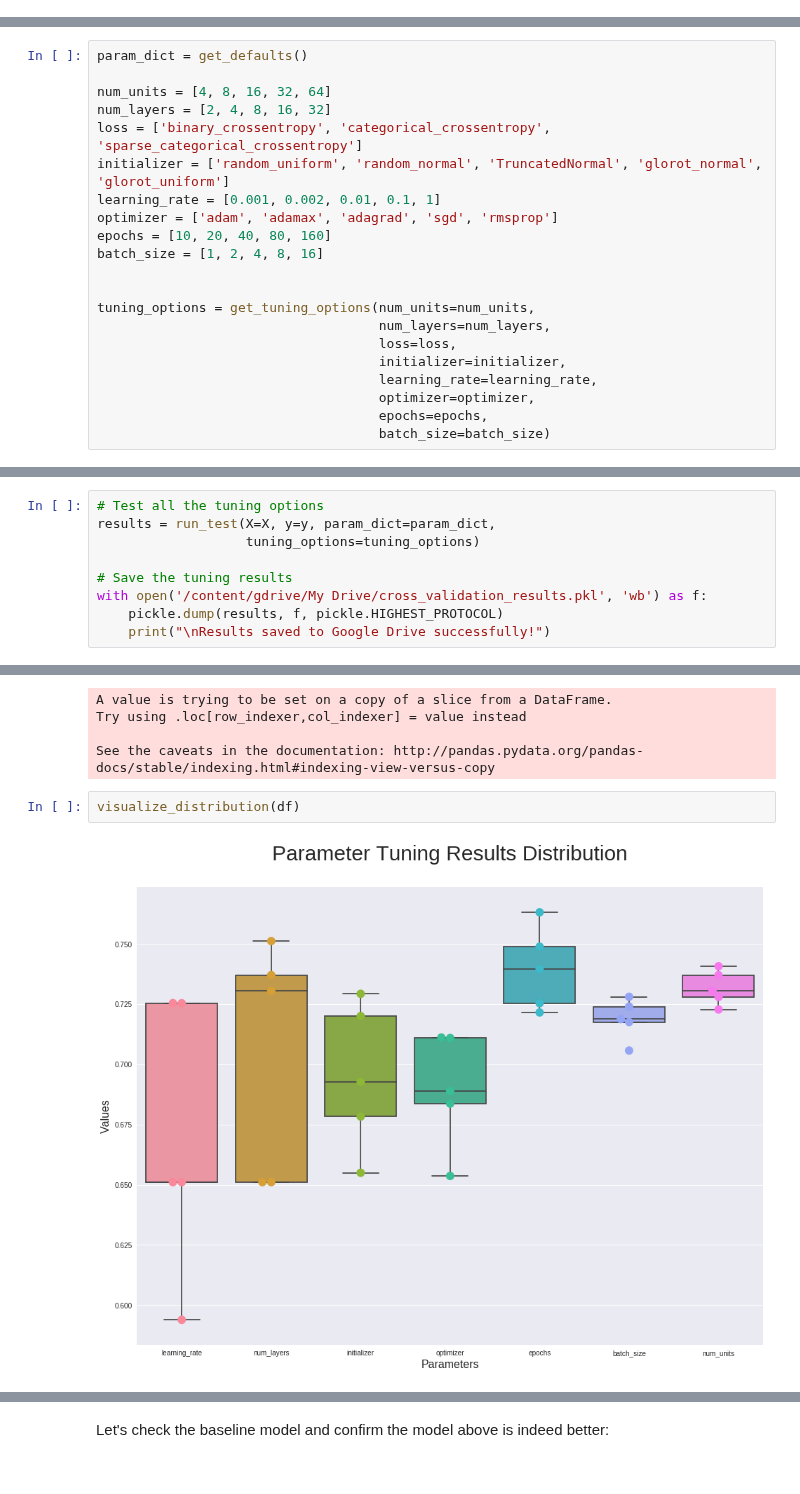
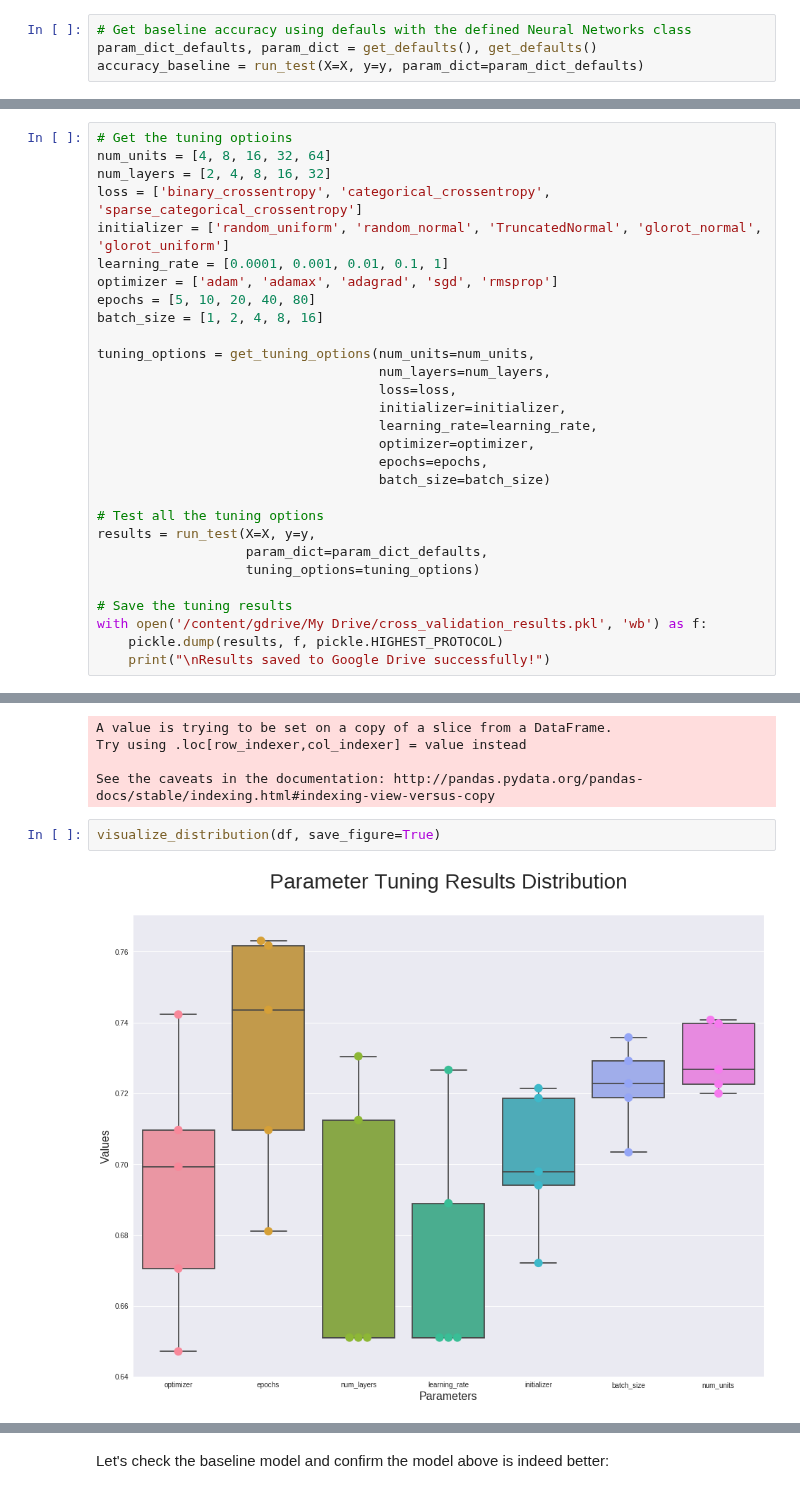
Before and after one commit to georgeliu1998/keras_model_tuning, a Jupyter notebook: keras.ipynb, the cells around one changed output, grey strips where cells are left out. Cells and saved outputs as stored; diff of their text form.

```diff
--- a/keras.ipynb
+++ b/keras.ipynb
@@ -436,3 +438,7 @@ def visualize_trend(df, save_figure=False):
   if save_figure:
     figure_name = '/content/gdrive/My Drive/' + fig_title + '.png'
     fig.savefig(figure_name)
+# %%
+# Get baseline accuracy using defauls with the defined Neural Networks class
+param_dict_defaults, param_dict = get_defaults(), get_defaults()
+accuracy_baseline = run_test(X=X, y=y, param_dict=param_dict_defaults)
@@ -439,15 +451,13 @@ def visualize_trend(df, save_figure=False):
 # %%
-param_dict = get_defaults()
-
+# Get the tuning optioins
 num_units = [4, 8, 16, 32, 64]
 num_layers = [2, 4, 8, 16, 32]
 loss = ['binary_crossentropy', 'categorical_crossentropy', 'sparse_categorical_crossentropy']
 initializer = ['random_uniform', 'random_normal', 'TruncatedNormal', 'glorot_normal', 'glorot_uniform']
-learning_rate = [0.001, 0.002, 0.01, 0.1, 1]
+learning_rate = [0.0001, 0.001, 0.01, 0.1, 1]
 optimizer = ['adam', 'adamax', 'adagrad', 'sgd', 'rmsprop']
-epochs = [10, 20, 40, 80, 160]
+epochs = [5, 10, 20, 40, 80]
 batch_size = [1, 2, 4, 8, 16]
-
 
 tuning_options = get_tuning_options(num_units=num_units,
                                     num_layers=num_layers,
@@ -457,3 +467,13 @@ tuning_options = get_tuning_options(num_units=num_units,
                                     optimizer=optimizer,
                                     epochs=epochs,
                                     batch_size=batch_size)
+
+# Test all the tuning options
+results = run_test(X=X, y=y,
+                   param_dict=param_dict_defaults,
+                   tuning_options=tuning_options)
+
+# Save the tuning results
+with open('/content/gdrive/My Drive/cross_validation_results.pkl', 'wb') as f:
+    pickle.dump(results, f, pickle.HIGHEST_PROTOCOL)
+    print("\nResults saved to Google Drive successfully!")
@@ -471,9 +497,0 @@ Mean Accuracy: 74.86%, Standard Deviation: 4.59%
-# %%
-# Test all the tuning options
-results = run_test(X=X, y=y, param_dict=param_dict,
-                   tuning_options=tuning_options)
-
-# Save the tuning results
-with open('/content/gdrive/My Drive/cross_validation_results.pkl', 'wb') as f:
-    pickle.dump(results, f, pickle.HIGHEST_PROTOCOL)
-    print("\nResults saved to Google Drive successfully!")
@@ -507,7 +507,7 @@ Try using .loc[row_indexer,col_indexer] = value instead
 
 See the caveats in the documentation: http://pandas.pydata.org/pandas-docs/stable/indexing.html#indexing-view-versus-copy
 # %%
-visualize_distribution(df)
+visualize_distribution(df, save_figure=True)
 # %% [output]
-[figure, old version]
+[figure, new version]
 # %%
```
Also changed, not shown: parts of 38 cells of this notebook.
